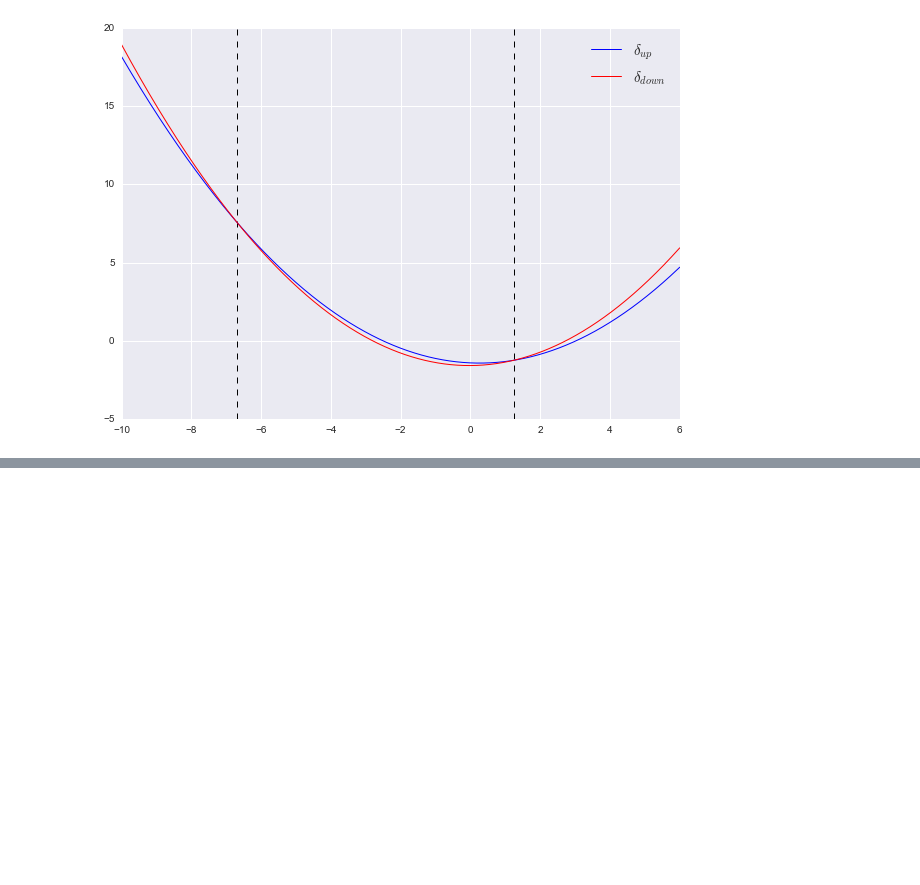
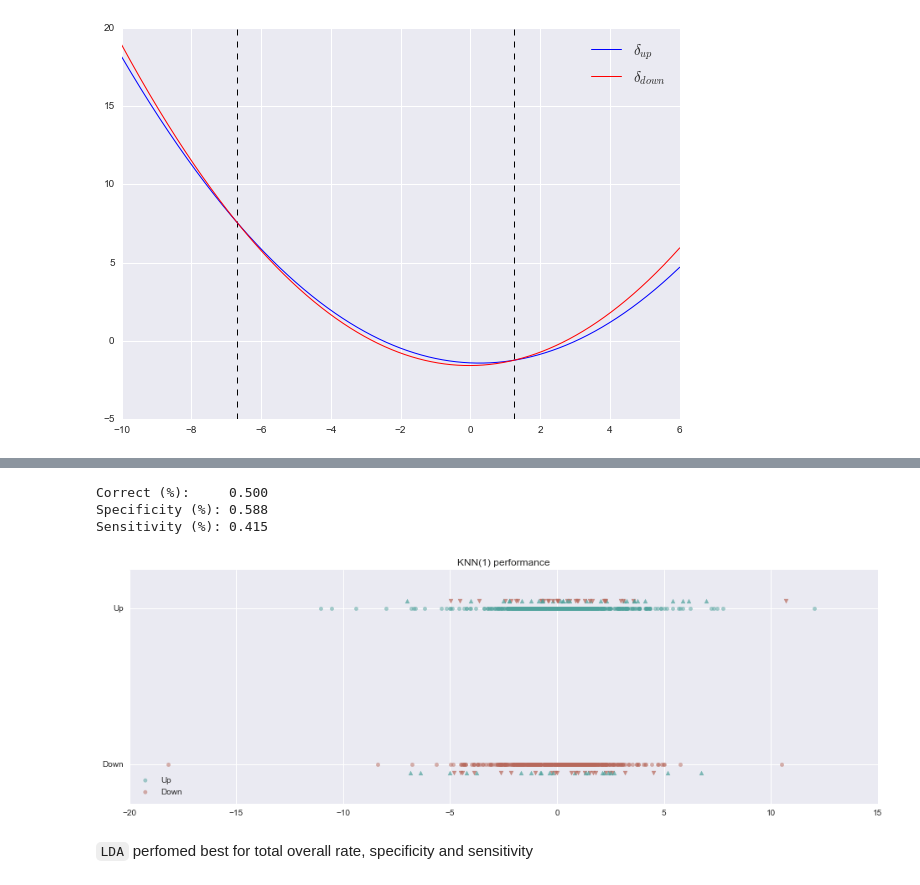
Before and after one commit to gerdm/ISLR, a Jupyter notebook: ex4.ipynb, the cells around one changed output, grey strips where cells are left out. Saved outputs shown, nothing was run; the diff lists cells and outputs as text; code cells hidden in the pictures; blank space fills up the shorter version.

```diff
--- a/ex4.ipynb
+++ b/ex4.ipynb
@@ -361,0 +390,3 @@ test_qda.sample(10)
+# %%
+knn_cm = c_matrix(test_knn.Direction.values, predictions, ("Up", "Down"))
+knn_cm
@@ -361,0 +462,10 @@ test_qda.sample(10)
+# %%
+compute_values(knn_cm)
+pred_plot(test_knn, train_knn, "KNN(1) performance")
+# %% [output]
+Correct (%):     0.500
+Specificity (%): 0.588
+Sensitivity (%): 0.415
+[figure, added]
+# %% [markdown]
+`LDA` perfomed best for total overall rate, specificity and sensitivity
```
Also changed, not shown: parts of 32 cells of this notebook.
